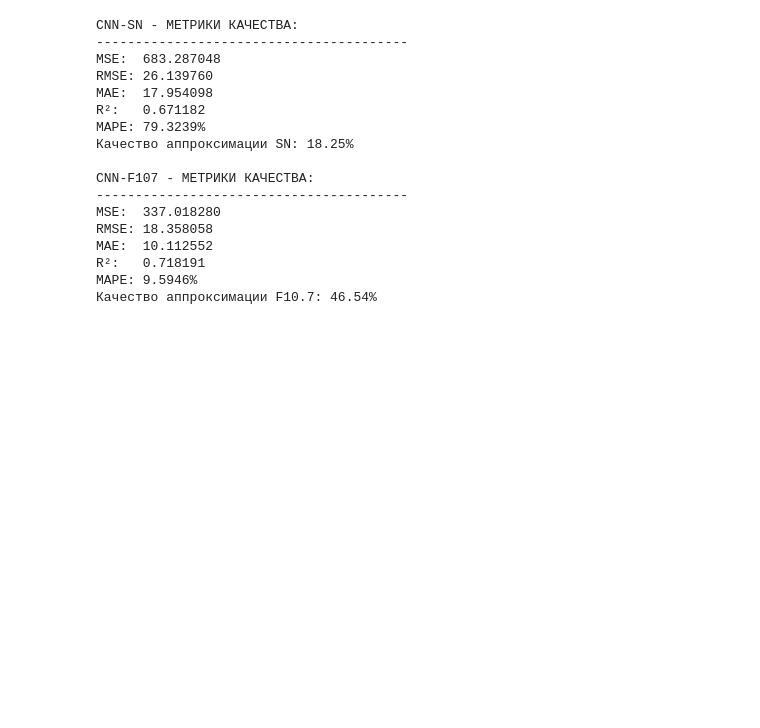
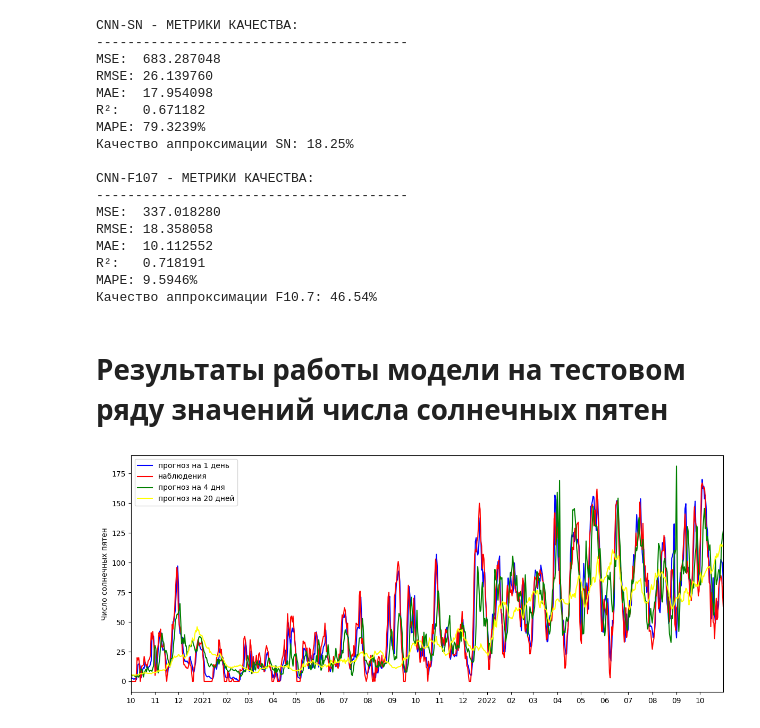
Before and after one commit to HorribleCorbie/networkLab4, a Jupyter notebook: lab4.ipynb, the cells around one changed output. Cells and saved outputs as stored; diff of their text form; code cells hidden in the pictures; blank space fills up the shorter version.

```diff
--- a/lab4.ipynb
+++ b/lab4.ipynb
@@ -9,7 +9,6 @@ from sklearn.metrics import mean_squared_error, mean_absolute_error, r2_score
 import torch
 import torch.nn as nn
 from torch.utils.data import TensorDataset, DataLoader
-
 
 DATA_PATH = "kpdata1.csv"
 MODEL_PATH = "best_CNN_LSTM_solar.pth"
@@ -33,6 +32,9 @@ TARGET_COLUMNS = ["SN", "F107obs"]
 
 MIN_VALUES = np.array([0.0, 64.6], dtype=np.float32)
 AMPLITUDES = np.array([428.0, 367.0], dtype=np.float32)
+
+# даты прогнозирования как из статьи
+HORIZONS = [1, 4, 20]
 # %%
 class CNNLSTM(nn.Module):
 
@@ -440,3 +443,5 @@ MAE:  10.112552
 R²:   0.718191
 MAPE: 9.5946%
 Качество аппроксимации F10.7: 46.54%
+# %% [markdown]
+# Результаты работы модели на тестовом ряду значений числа солнечных пятен
@@ -442,0 +497,48 @@ MAPE: 9.5946%
+# %%
+fig, ax = plt.subplots(figsize=(12, 5))
+
+ax.plot(
+    plot_data["date"],
+    plot_data["SN_pred_1"],
+    color="blue",
+    label="прогноз на 1 день"
+)
+
+ax.plot(
+    plot_data["date"],
+    plot_data["SN_actual"],
+    color="red",
+    label="наблюдения"
+)
+
+ax.plot(
+    plot_data["date"],
+    plot_data["SN_pred_4"],
+    color="green",
+    label="прогноз на 4 дня"
+)
+
+ax.plot(
+    plot_data["date"],
+    plot_data["SN_pred_20"],
+    color="yellow",
+    label="прогноз на 20 дней"
+)
+
+ax.set_xlim(plot_start, plot_end)
+
+ax.xaxis.set_major_locator(
+    mdates.MonthLocator(interval=1)
+)
+
+ax.xaxis.set_major_formatter(
+    FuncFormatter(date_formatter)
+)
+
+ax.set_ylabel("Число солнечных пятен")
+ax.legend(loc="upper left")
+
+fig.tight_layout()
+plt.show()
+# %% [output]
+[figure, added]
```
Also changed, not shown: parts of 9 cells of this notebook, 3 other files.
